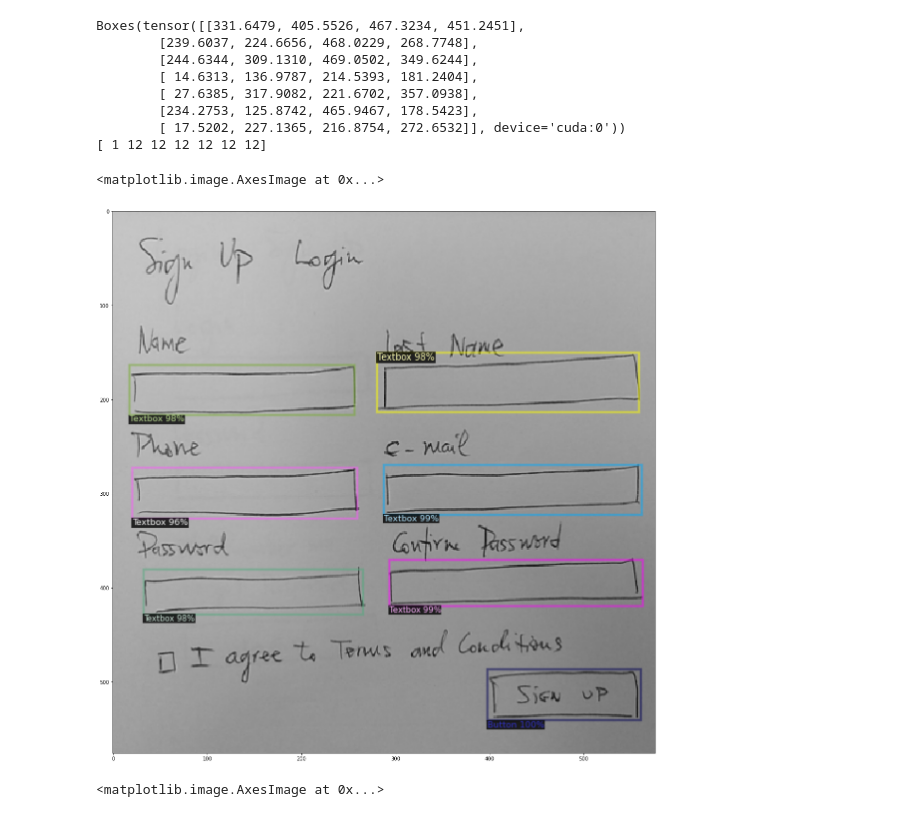
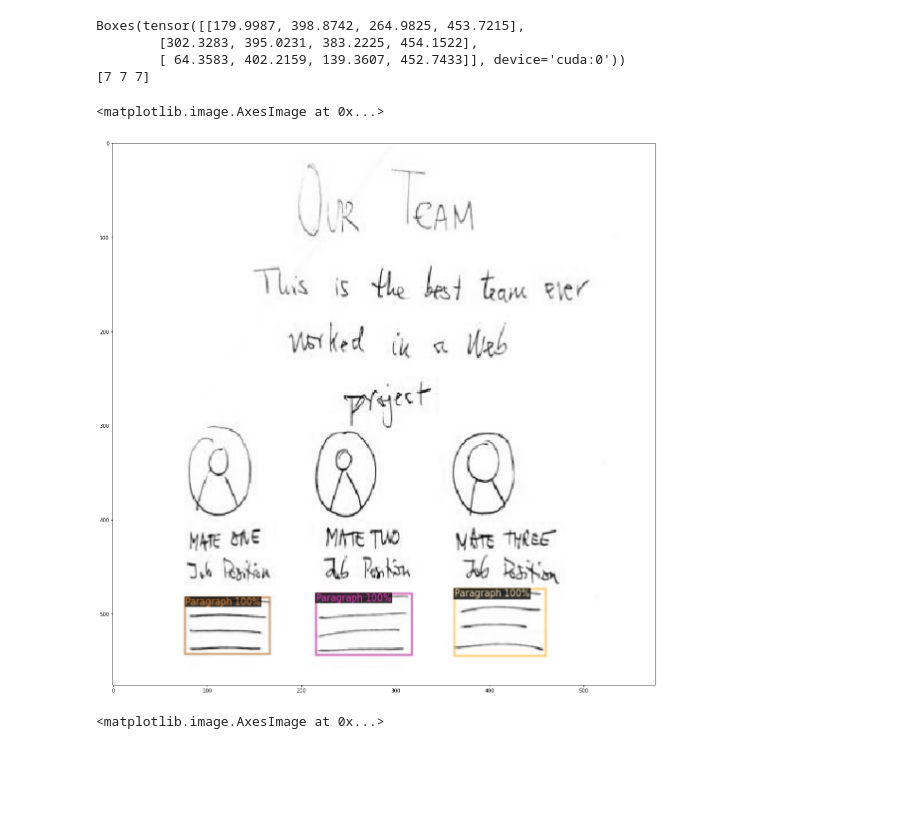
Before and after one commit to mayureshgawai/vision2code, a Jupyter notebook: code.ipynb, the cells around one changed output. Cells and saved outputs as stored; diff of their text form; code cells hidden in the pictures; blank space fills up the shorter version.

```diff
--- a/code.ipynb
+++ b/code.ipynb
@@ -55,31 +55,27 @@ predictor = DefaultPredictor(cfg)
 # %%
 from detectron2.utils.visualizer import ColorMode
 import numpy as np
 
-image = cv2.imread("test_imges\\image2.jpg")
+image = cv2.imread("test_imges\\2.jpg")
 
 img = cv2.resize(image, (480, 480))
 img = cv2.cvtColor(img, cv2.COLOR_BGR2RGB)
 
 output = predictor(img)
 v = Visualizer(img, test_metadata, scale=1.2, instance_mode=ColorMode.IMAGE_BW)
 
 out = v.draw_instance_predictions(output["instances"].to("cpu"))
 print(output["instances"].pred_boxes)
 print(np.array(output["instances"].pred_classes.to("cpu"))+1)
 plt.figure(figsize=(20,20))
 plt.imshow(out.get_image())
 # %% [output]
-Boxes(tensor([[331.6479, 405.5526, 467.3234, 451.2451],
-        [239.6037, 224.6656, 468.0229, 268.7748],
-        [244.6344, 309.1310, 469.0502, 349.6244],
-        [ 14.6313, 136.9787, 214.5393, 181.2404],
-        [ 27.6385, 317.9082, 221.6702, 357.0938],
-        [234.2753, 125.8742, 465.9467, 178.5423],
-        [ 17.5202, 227.1365, 216.8754, 272.6532]], device='cuda:0'))
-[ 1 12 12 12 12 12 12]
+Boxes(tensor([[179.9987, 398.8742, 264.9825, 453.7215],
+        [302.3283, 395.0231, 383.2225, 454.1522],
+        [ 64.3583, 402.2159, 139.3607, 452.7433]], device='cuda:0'))
+[7 7 7]
 <matplotlib.image.AxesImage at 0x...>
-[figure, old version]
+[figure, new version]
 # %%
 #         [[307.7111,  88.8290, 416.7559, 270.9564],    -> image 3
 #         [ 19.3341,  98.7389, 138.1337, 267.5066],     -> image 1
```
Also changed, not shown: 4 other files.
